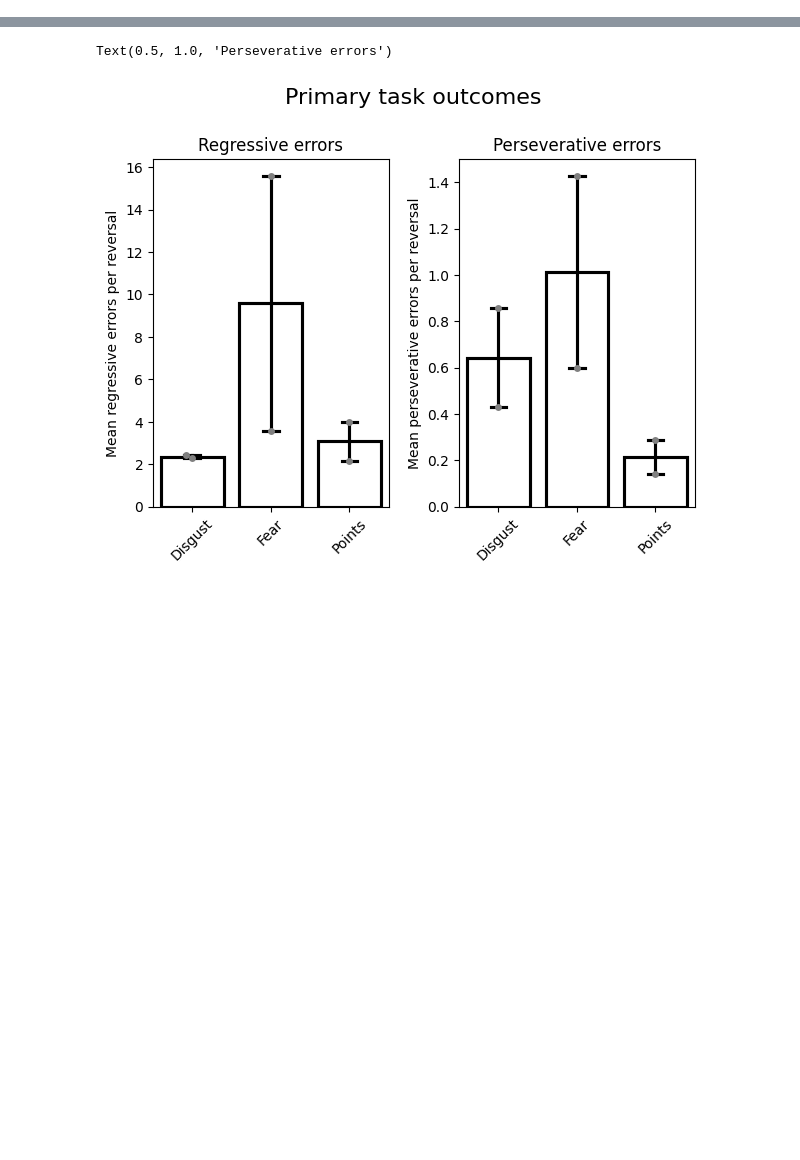
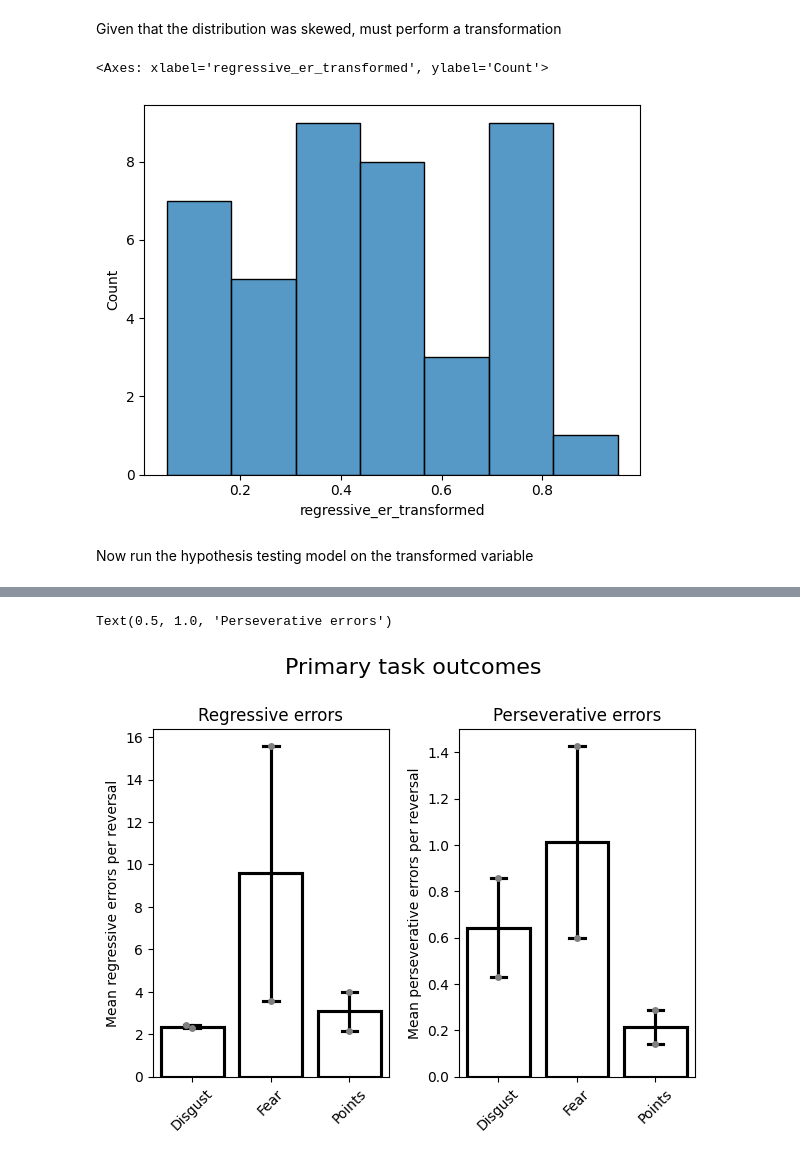
Before and after one commit to emilybagley/disgust_reversal_learning-RR, a Jupyter notebook: 2_task_modelfree_analysis.ipynb, the cells around one changed output, grey strips where cells are left out. Drawn from its saved outputs; the diff is of its cells as text; code cells hidden in the pictures; blank space fills up the shorter version.

```diff
--- a/2_task_modelfree_analysis.ipynb
+++ b/2_task_modelfree_analysis.ipynb
@@ -76,0 +170,14 @@ Group Var       0.000      3.332
+# %% [markdown]
+Given that the distribution was skewed, must perform a transformation
+# %%
+#All further analyses will be done on this transformed variable
+pt=PowerTransformer(method='yeo-johnson', standardize=False)
+skl_yeojohnson=pt.fit(pd.DataFrame(task_summary.mean_regressive_er))
+skl_yeojohnson=pt.transform(pd.DataFrame(task_summary.mean_regressive_er))
+task_summary['regressive_er_transformed'] = pt.transform(pd.DataFrame(task_summary.mean_regressive_er))
+sns.histplot(data=task_summary['regressive_er_transformed'])
+# %% [output]
+<Axes: xlabel='regressive_er_transformed', ylabel='Count'>
+[figure, added]
+# %% [markdown]
+Now run the hypothesis testing model on the transformed variable
```
Also changed, not shown: parts of 78 cells of this notebook, 9 other files.
